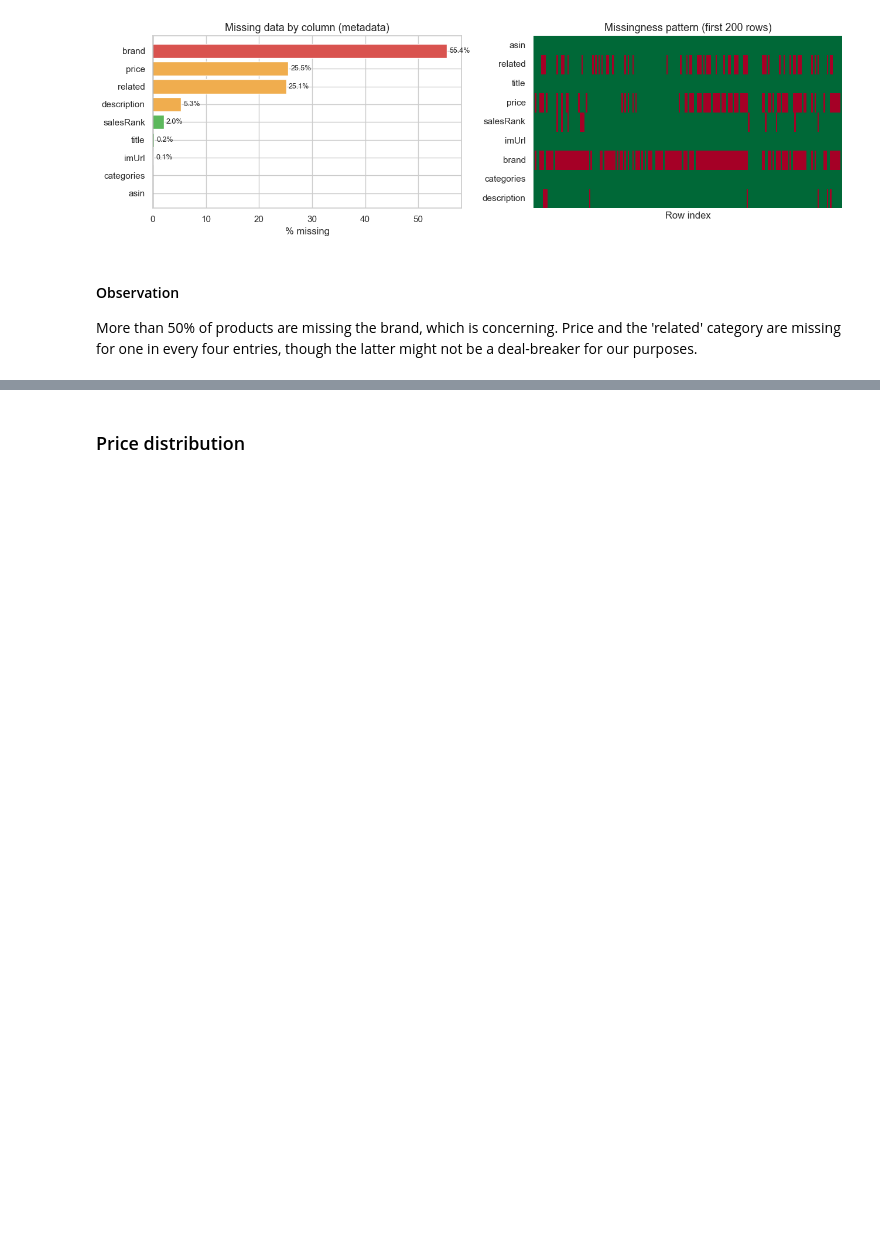
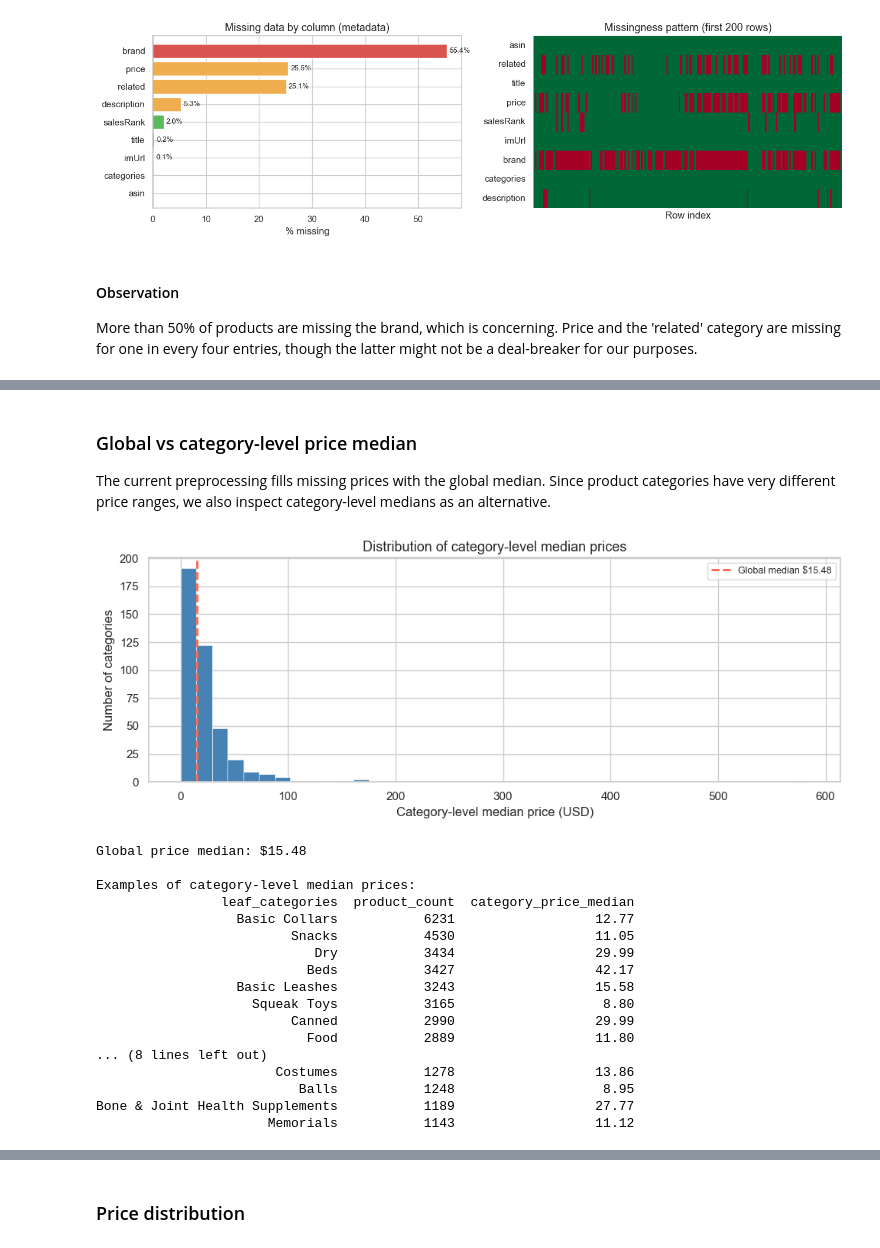
Before and after one commit to Vitto28/Vet_Recc, a Jupyter notebook: data_exploration.ipynb, the cells around one changed output, grey strips where cells are left out. Cells and saved outputs as stored; diff of their text form; code cells hidden in the pictures; blank space fills up the shorter version.

```diff
--- a/data_exploration.ipynb
+++ b/data_exploration.ipynb
@@ -378,0 +486,57 @@ More than 50% of products are missing the brand, which is concerning. Price and
+# %% [markdown]
+### Global vs category-level price median
+
+The current preprocessing fills missing prices with the global median. Since product categories have very different price ranges, we also inspect category-level medians as an alternative.
+# %%
+global_price_median = meta_df['price'].median()
+
+category_price_medians = (
+    missing_by_category_df
+    .explode('leaf_categories')
+    .dropna(subset=['leaf_categories'])
+    .groupby('leaf_categories')['price']
+    .median()
+    .dropna()
+    .sort_values()
+)
+
+fig, ax = plt.subplots(figsize=(10, 4))
+ax.hist(category_price_medians, bins=40, color='steelblue', edgecolor='white', linewidth=0.4)
+ax.axvline(global_price_median, color='tomato', linestyle='--', linewidth=2, label=f'Global median ${global_price_median:.2f}')
+ax.set_xlabel('Category-level median price (USD)')
+ax.set_ylabel('Number of categories')
+ax.set_title('Distribution of category-level median prices')
+ax.legend(fontsize=9)
+plt.tight_layout()
+plt.show()
+
+print(f"Global price median: ${global_price_median:.2f}")
+print()
+print('Examples of category-level median prices:')
+print(
+    top_categories_missing[[
+        'leaf_categories', 'product_count', 'category_price_median'
+    ]]
+    .sort_values('product_count', ascending=False)
+    .round(2)
+    .to_string(index=False)
+)
+# %% [output]
+[figure, added]
+Global price median: $15.48
+
+Examples of category-level median prices:
+                leaf_categories  product_count  category_price_median
+                  Basic Collars           6231                  12.77
+                         Snacks           4530                  11.05
+                            Dry           3434                  29.99
+                           Beds           3427                  42.17
+                  Basic Leashes           3243                  15.58
+                    Squeak Toys           3165                   8.80
+                         Canned           2990                  29.99
+                           Food           2889                  11.80
+... (8 lines left out)
+                       Costumes           1278                  13.86
+                          Balls           1248                   8.95
+Bone & Joint Health Supplements           1189                  27.77
+                      Memorials           1143                  11.12
```
Also changed, not shown: parts of 7 cells of this notebook, 3 other files.
